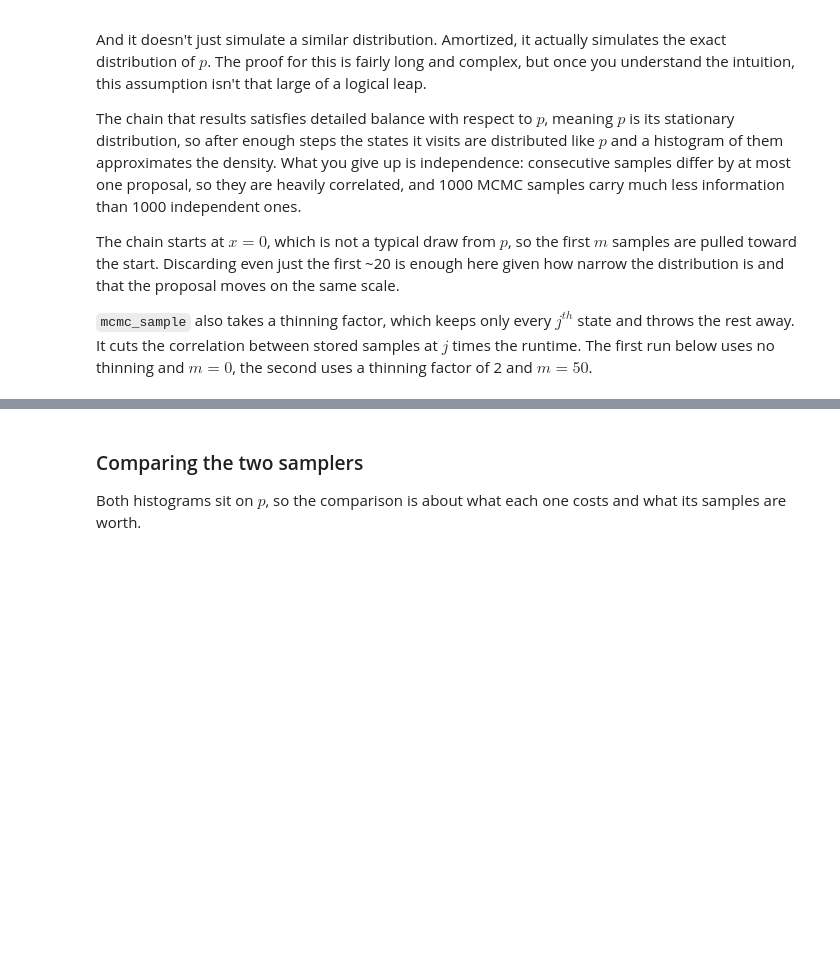
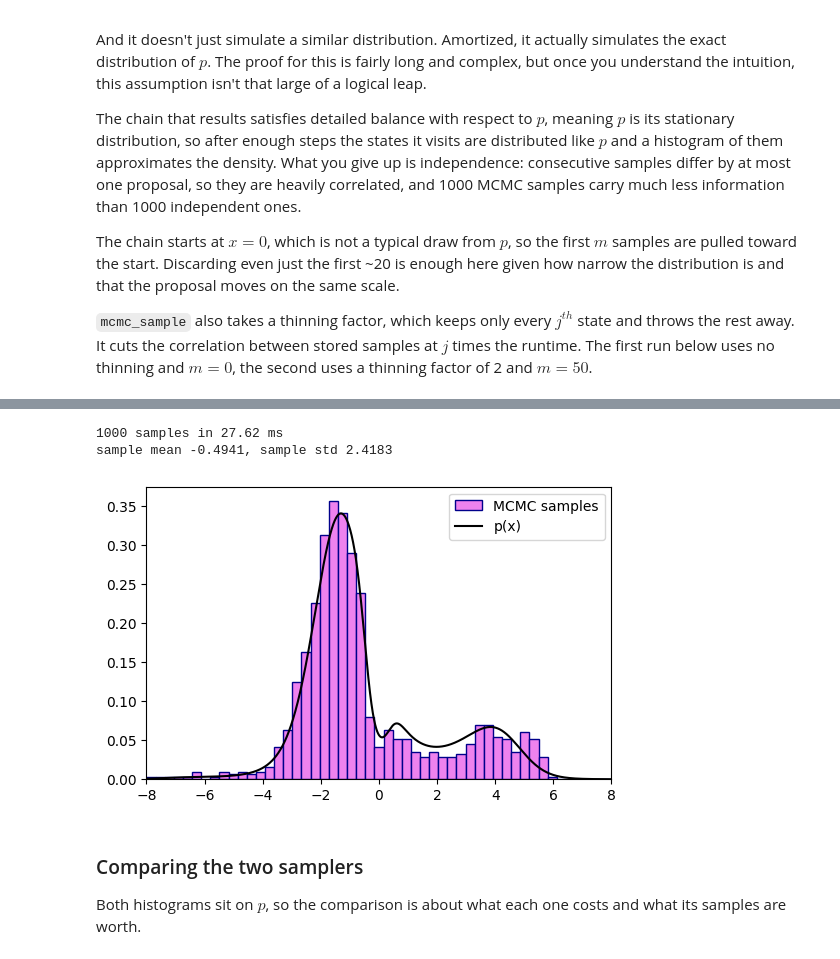
Before and after one commit to Niccolo-Bal/numerical-methods, a Jupyter notebook: methods/sampling.ipynb, the cells around one changed output, grey strips where cells are left out. Saved outputs shown, nothing was run; the diff lists cells and outputs as text; code cells hidden in the pictures; blank space fills up the shorter version.

```diff
--- a/methods/sampling.ipynb
+++ b/methods/sampling.ipynb
@@ -135,18 +135,22 @@ sample mean -0.6780, sample std 1.9862
 # %%
 start = time.perf_counter_ns()
 
 samples = samp.mcmc_sample(v, n = 10**3, m = 50, thining_factor = 2)
 
 mcmc_time = (time.perf_counter_ns() - start) * 1e-6
 
 print(f"1000 samples in {mcmc_time:.2f} ms")
 print(f"sample mean {samples.mean():.4f}, sample std {samples.std():.4f}")
 
-plt.hist(samples, bins = 51, density = True, edgecolor = "skyblue", range = (-8, 8), label = "MCMC samples")
+plt.hist(samples, bins = 51, density = True, color = "violet", edgecolor = "darkblue", range = (-8, 8), label = "MCMC samples")
 plt.plot(xs, p(xs), color = "black", label = "p(x)")
 plt.xlim(-8, 8)
 plt.legend()
 plt.show()
+# %% [output]
+1000 samples in 27.62 ms
+sample mean -0.4941, sample std 2.4183
+[figure, added]
 # %% [markdown]
 ### Comparing the two samplers
 
```
Also changed, not shown: parts of 2 cells of this notebook, 3 other files.
